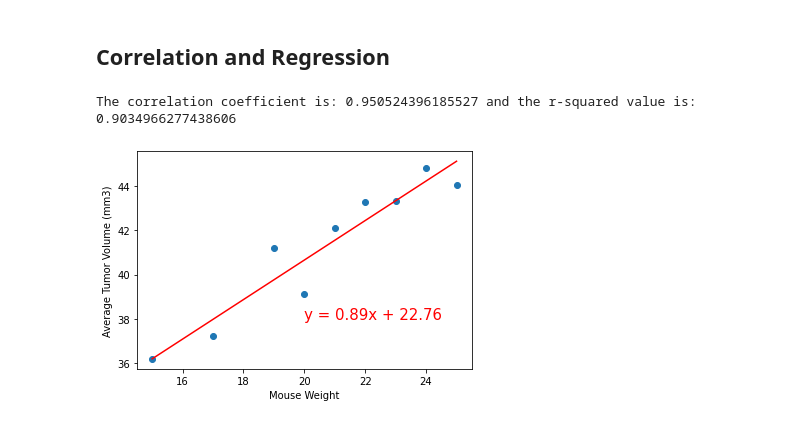
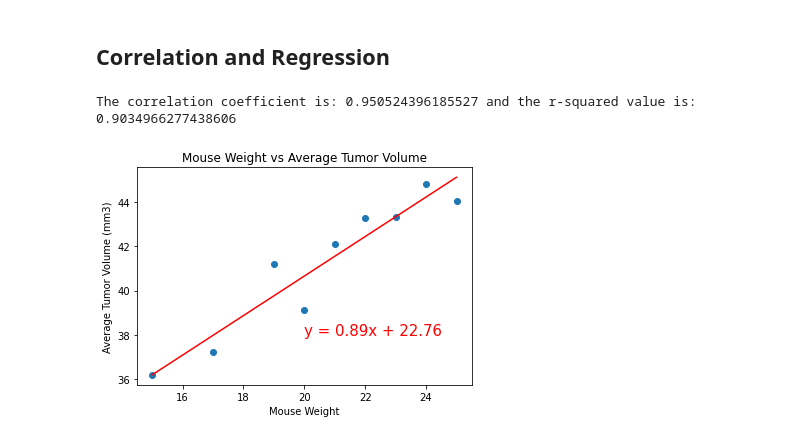
Before and after one commit to knorman123/matplotlib-challenge, a Jupyter notebook: Pymaceuticals/pymaceuticals_starter.ipynb, the cells around one changed output. Drawn from its saved outputs; the diff is of its cells as text; code cells hidden in the pictures.

```diff
--- a/Pymaceuticals/pymaceuticals_starter.ipynb
+++ b/Pymaceuticals/pymaceuticals_starter.ipynb
@@ -255,17 +290,18 @@ plt.show()
 # %%
 # Calculate the correlation coefficient and linear regression model
 # for mouse weight and average tumor volume for the Capomulin regimen
 
 (slope, intercept, rvalue, pvalue, stderr) = linregress(x_value_scatter, y_value_scatter)
 regress_values = x_value_scatter * slope + intercept
 line_eq = "y = " + str(round(slope,2)) + "x + " + str(round(intercept,2))
 plt.scatter(x_value_scatter,y_value_scatter)
 plt.plot(x_value_scatter,regress_values,"r-")
 plt.annotate(line_eq, (20,38),fontsize=15,color="red")
 plt.xlabel('Mouse Weight')
 plt.ylabel('Average Tumor Volume (mm3)')
+plt.title('Mouse Weight vs Average Tumor Volume')
 print(f"The correlation coefficient is: {rvalue} and the r-squared value is: {rvalue**2}")
 plt.show()
 # %% [output]
 The correlation coefficient is: 0.950524396185527 and the r-squared value is: 0.9034966277438606
-[figure, old version]
+[figure, new version]
```
Also changed, not shown: parts of 11 cells of this notebook.
